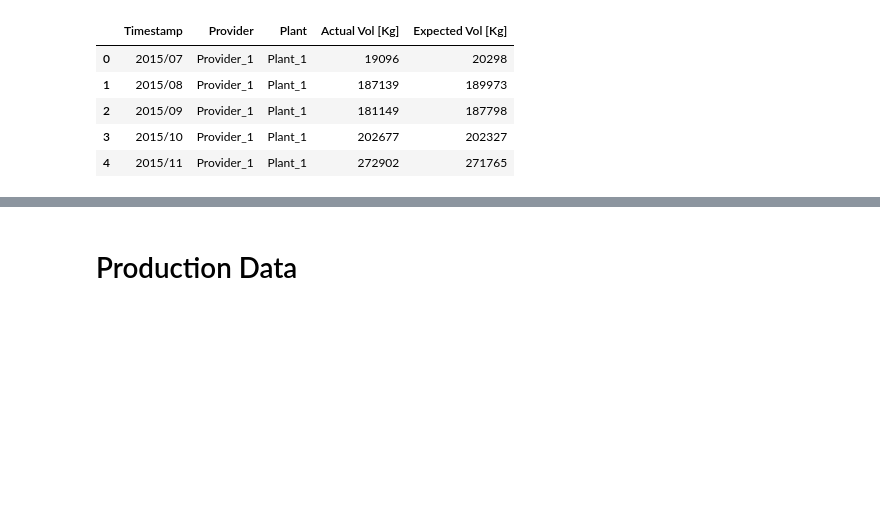
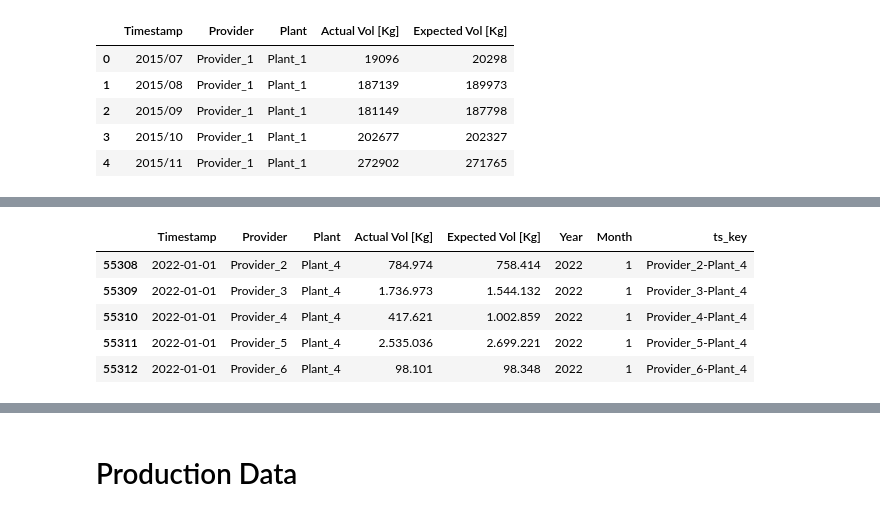
Before and after one commit to noliveraa/ValueDrivenDataScience_LogisticsApplication, a Jupyter notebook: LogisticsApplications/00-EDA.ipynb, the cells around one changed output, grey strips where cells are left out. Drawn from its saved outputs; the diff is of its cells as text; code cells hidden in the pictures; blank space fills up the shorter version.

```diff
--- a/LogisticsApplications/00-EDA.ipynb
+++ b/LogisticsApplications/00-EDA.ipynb
@@ -15,0 +46,10 @@ df_vol.head()
+# %%
+# We can verify by ourselves which datapoints contain (.) in the Column "Actual Vol [Kg]"
+df_vol[df_vol['Actual Vol [Kg]'].apply(lambda x: True if '.' in str(x) else False)].head()
+# %% [output]
+|  | Timestamp | Provider | Plant | Actual Vol [Kg] | Expected Vol [Kg] | Year | Month | ts_key |
+| 55308 | 2022-01-01 | Provider_2 | Plant_4 | 784.974 | 758.414 | 2022 | 1 | Provider_2-Plant_4 |
+| 55309 | 2022-01-01 | Provider_3 | Plant_4 | 1.736.973 | 1.544.132 | 2022 | 1 | Provider_3-Plant_4 |
+| 55310 | 2022-01-01 | Provider_4 | Plant_4 | 417.621 | 1.002.859 | 2022 | 1 | Provider_4-Plant_4 |
+| 55311 | 2022-01-01 | Provider_5 | Plant_4 | 2.535.036 | 2.699.221 | 2022 | 1 | Provider_5-Plant_4 |
+| 55312 | 2022-01-01 | Provider_6 | Plant_4 | 98.101 | 98.348 | 2022 | 1 | Provider_6-Plant_4 |
```
Also changed, not shown: parts of 26 cells of this notebook, 2 other files.
